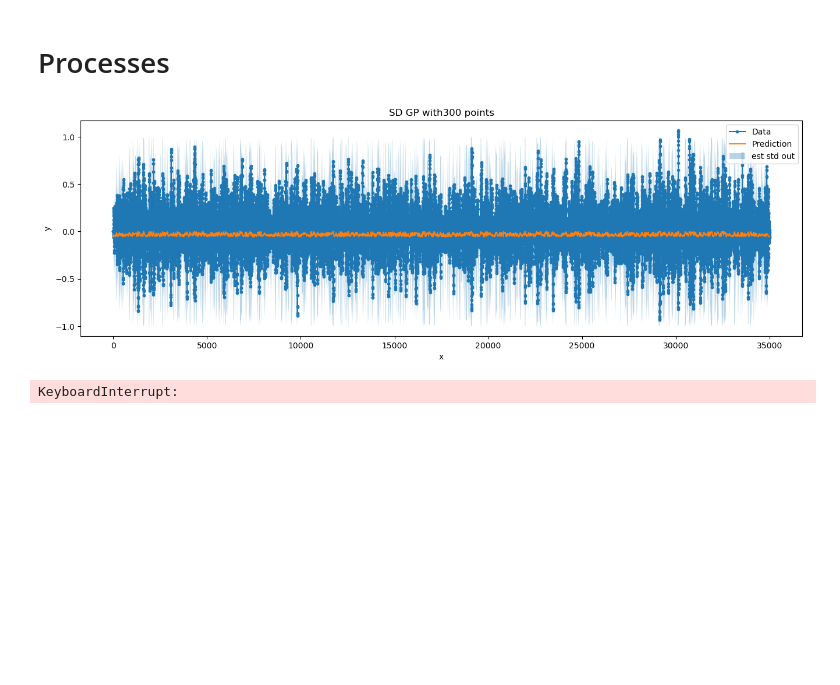
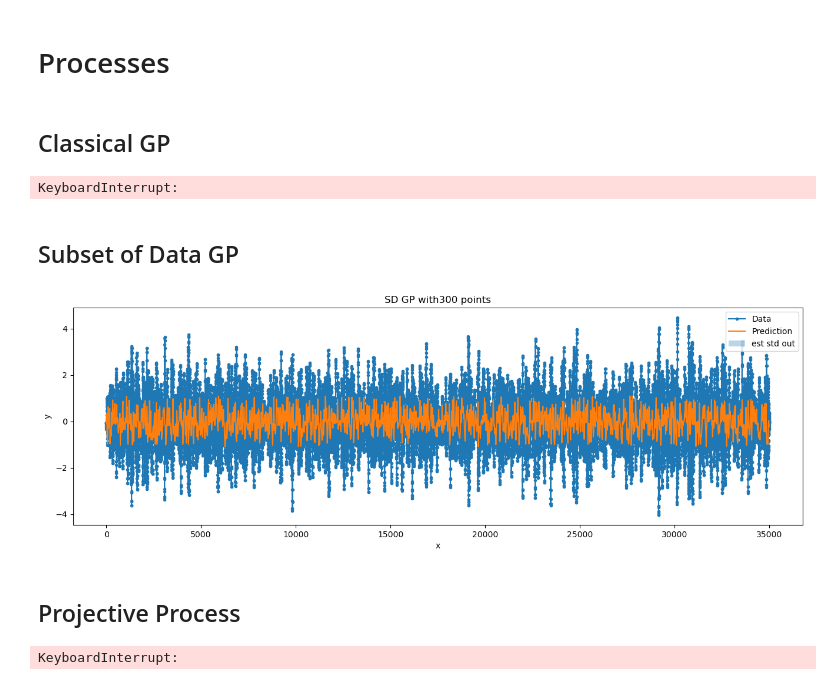
Before and after one commit to Nitin345614/ML4SC-Design-Assignment-G20, a Jupyter notebook: GP-sandbox.ipynb, the cells around one changed output. Drawn from its saved outputs; the diff is of its cells as text; code cells hidden in the pictures; blank space fills up the shorter version.

Commit message:
Got the SD algorithm sped up using the sklearn regressor. "post" function now does training on sklearn.

```diff
--- a/GP-sandbox.ipynb
+++ b/GP-sandbox.ipynb
@@ -175,12 +179,6 @@ def demonstrate(full_range,y1,f,var,testpoints,name):
 # %% [markdown]
 # Data
 # %%
-#N = 100
-#x1 = np.array(range(N))/2
-#x2 = np.array(range(N))/2
-#y1 = np.random.rand(N)*0.01 + np.sin(x1) + 0.1*x1
-#x1,x2,y1 = x1[:,None],x2[:,None],y1[:,None]
-
 N=35000
 
 readout = np.loadtxt('/home/sodium-nitrate/aur/gym-unbalanced-disk/disc-benchmark-files/training-val-test-data.csv',delimiter=',',dtype=float)[0:(N+1),:]
@@ -207,9 +205,19 @@ x2 = x1
 y1 = readout_y[0:N,None]
 full_range = np.array(range(y1.shape[0]))
 
+environment = {
+    #"kernel": rbf,
+    #"skernel": None,
+    "alpha": 10**-10,
+    "n_restarts_optimizer": 10,
+    "quiet" : False
+}
+
 kernel = rbf
 # %% [markdown]
 # Processes
+# %% [markdown]
+## Classical GP
 # %%
 # CLASSICAL GP
 
@@ -217,7 +225,7 @@ width = 0.1
 noise = 0.01
 
 classic_start = time.time()
-f,cov = post(x1,x2,y1,width,kernel,noise)
+f,cov,reg = post(x1,x2,y1,width,kernel,noise)
 var = np.diag(cov)[:,None]
 classic_end = time.time()
 classic_run = classic_end - classic_start
@@ -226,16 +234,11 @@ classic_msll = MSLL(y1,f,noise,var)
 f = f[:,0]
 var = var[:,0]
 
-plt.title('Classic GP')
-
-plt.plot(x1,y1,label="Data",marker=".",linestyle="none")
-plt.plot(x2,f,label="Prediction")
-plt.fill_between(x2[:,0],f+var,f-var,alpha=0.3,label='est std out')
-
-plt.xlabel('x')
-plt.ylabel('y')
-plt.legend()
-plt.show()
+demonstrate(full_range,y1,f,var,testpoints=full_range,name='Classic GP')
+# %% [output]
+KeyboardInterrupt:
+# %% [markdown]
+## Subset of Data GP
 # %%
 # SD GP
 
@@ -245,24 +248,26 @@ M_sd = 300
 
 sd_start = time.time()
 
-f_sd,var_sd,include_sd,cov_sd,testpoints_sd = sd_algo(x1,x2,y1,M_sd,width_sd,kernel,noise_sd,testiness=0.01)
+ker_sd =  WhiteKernel(noise_level=0.1, noise_level_bounds=(1e-9, 1e1))  + RBF(length_scale=0.5) + ConstantKernel() #DotProduct()   #a=)
+
+f_sd,var_sd,include_sd,cov_sd,testpoints_sd,reg_sd = sd_algo(x1,x2,y1,M_sd,width_sd,ker_sd,environment,noise_sd,testiness=0.01)
 
 sd_end = time.time()
 sd_run = sd_end - sd_start
 # %%
 testpoints_sd = (np.mod(range(N),20)==0)
-f_sd,cov_sd = post(x1[include_sd,:],x2[testpoints_sd,:],y1[include_sd],width_sd,kernel,noise=noise_sd)
+f_sd,cov_sd = reg_sd.predict(x2[testpoints_sd],return_cov=True)
 var_sd = np.diag(cov_sd)
 
 sd_msll = MSLL(y1[testpoints_sd,:],f_sd,noise_sd,var_sd)
-f_sd = f_sd[:,0]
-
 sd_rmse = np.mean((y1[testpoints_sd]-f_sd)**2)**0.5
 
 name = "SD GP with" + str(M_sd) + " points"
 demonstrate(full_range,y1,f_sd,var_sd,testpoints_sd,name)
 # %% [output]
-[figure, old version]
+[figure, new version]
+# %% [markdown]
+## Projective Process
 # %%
 # PP GP
 
```
Also changed, not shown: parts of 2 cells of this notebook.
